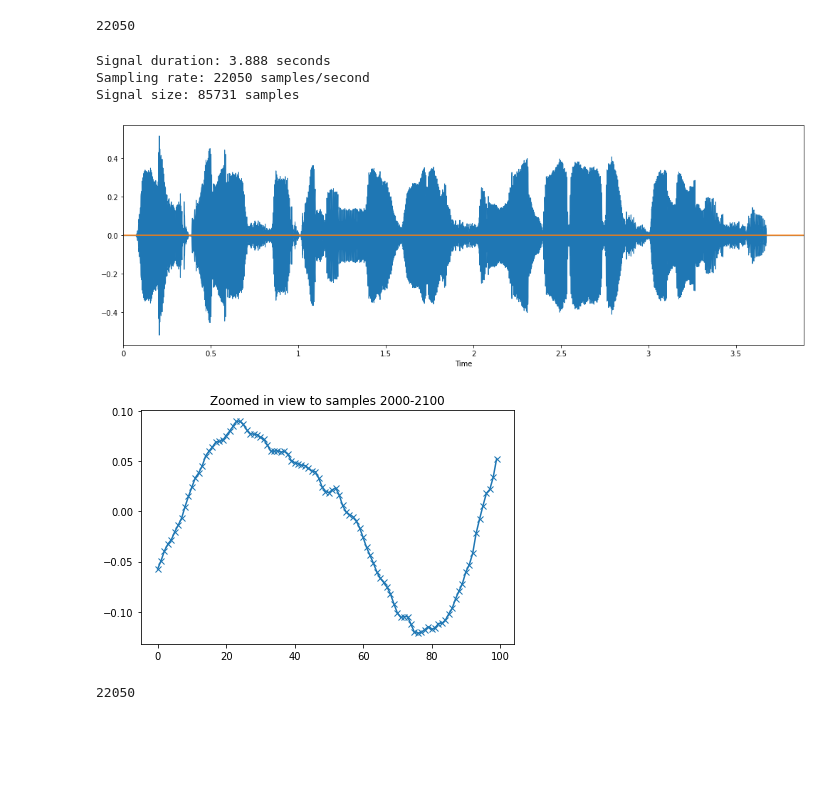
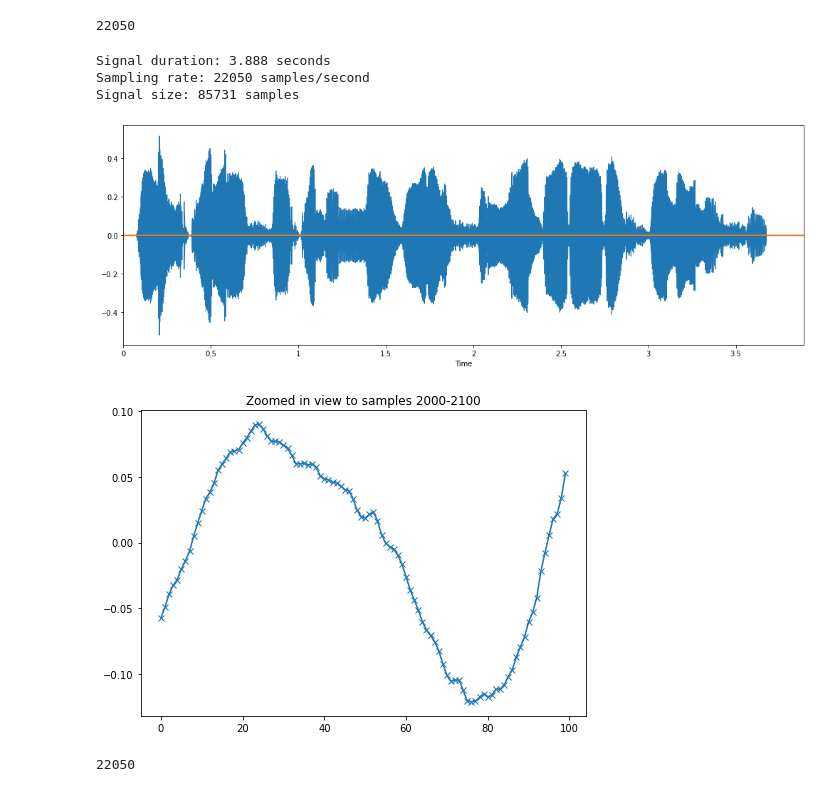
Before and after one commit to NishatVasker/Machine_learning_projects, a Jupyter notebook: World_country_people_voice_ACCENT(PROJECT).ipynb, the cells around one changed output. Drawn from its saved outputs; the diff is of its cells as text; code cells hidden in the pictures; blank space fills up the shorter version.

```diff
--- a/World_country_people_voice_ACCENT(PROJECT).ipynb
+++ b/World_country_people_voice_ACCENT(PROJECT).ipynb
@@ -97,3 +94,8 @@ filename1 = '/content/gtts.wav'
 import IPython.display as ipd
 import librosa
 import librosa.display
+# %%
+plt.figure(figsize=(14,5))
+data,sample_rate=librosa.load(filename)
+librosa.display.waveplot(data,sr=sample_rate)
+ipd.Audio(filename)
@@ -126,0 +132,15 @@ Signal size: 23285 samples
+# %%
+y, sample_rate = librosa.load(filename)
+
+print('y:', y, '\n')
+print('y shape:', np.shape(y), '\n')
+print('Sample rate (KHz):', sample_rate, '\n')
+print(f'Length of audio: {np.shape(y)[0]/sample_rate}')
+
+# Plot th sound wave.
+
+plt.figure(figsize=(15, 5))
+librosa.display.waveplot(y=y, sr=sample_rate);
+plt.title("Sound wave of Filenamed folder", fontsize=20)
+plt.show()
+ipd.Audio(filename)
@@ -131,28 +161,28 @@ sample_rate
 # %%
 plt.figure(figsize=(14,5))
 data,sample_rate=librosa.load(filename1)
 librosa.display.waveplot(data,sr=sample_rate)
 ipd.Audio(filename1)
 
 
 ##########
 print('Signal duration: {:.3f} seconds'.format(data.shape[0] / sample_rate))
 print('Sampling rate: {} samples/second'.format(sample_rate))
 print('Signal size: {} samples'.format(data.shape[0]))
 
 
 plt.plot(data)
 plt.tight_layout()
-plt.figure()
+plt.figure(figsize=(7,5))
 plt.plot(data[2000:2100], marker='x')
 plt.title('Zoomed in view to samples 2000-2100')
 plt.tight_layout()
 # %% [output]
 Signal duration: 3.888 seconds
 Sampling rate: 22050 samples/second
 Signal size: 85731 samples
 [figure]
-[figure, old version]
+[figure, new version]
 # %%
 sample_rate
 # %% [output]
```
Also changed, not shown: parts of 11 cells of this notebook.
